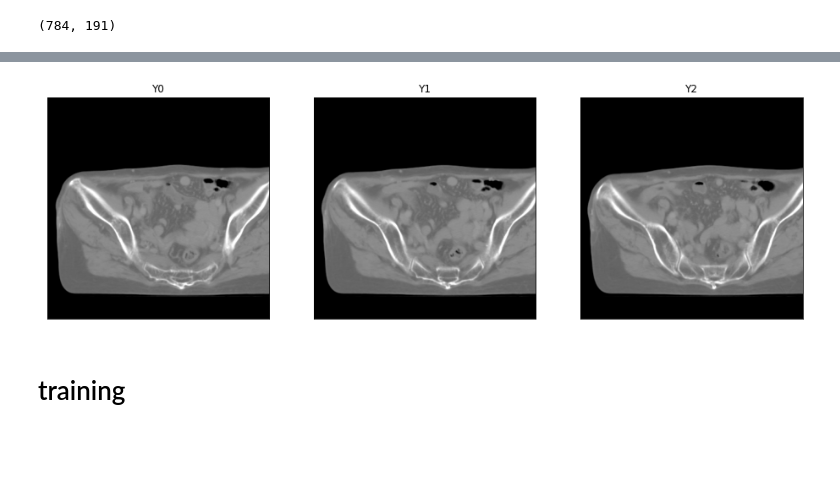
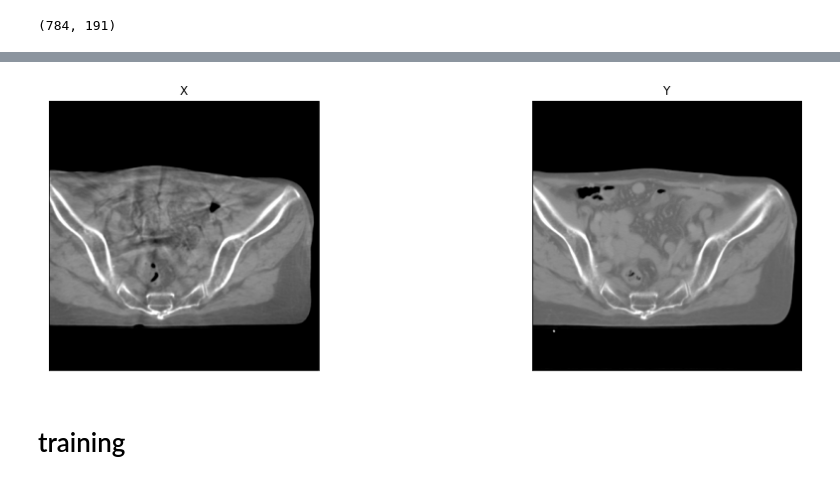
Before and after one commit to junjun1023/cbct_enhancement, a Jupyter notebook: GAN.ipynb, the cells around one changed output, grey strips where cells are left out. Cells and saved outputs as stored; diff of their text form; code cells hidden in the pictures; blank space fills up the shorter version.

```diff
--- a/GAN.ipynb
+++ b/GAN.ipynb
@@ -704,10 +682,9 @@ visualize(
-# %%
-visualize(
-    y0 = y[0].squeeze(),
-    y1 = y[1].squeeze(),
-    y2 = y[2].squeeze())
-# %% [output]
-[figure, removed]
+# %%
+visualize(
+    x = x[0].squeeze(),
+    y = y[0].squeeze())
+# %% [output]
+[figure, added]
 # %% [markdown]
 # training
 # %%
```
Also changed, not shown: parts of 17 cells of this notebook.
